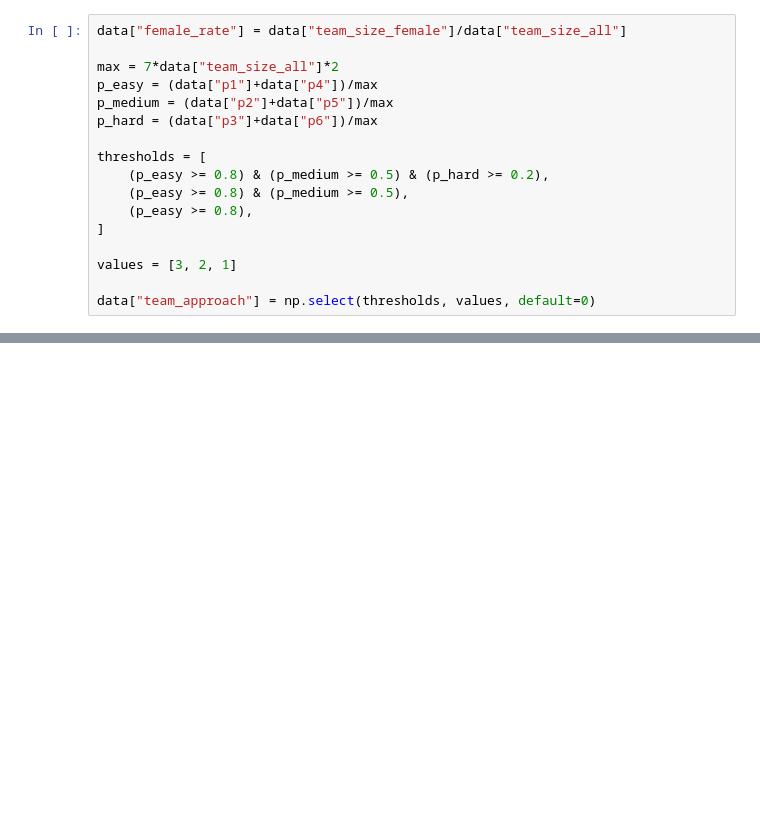
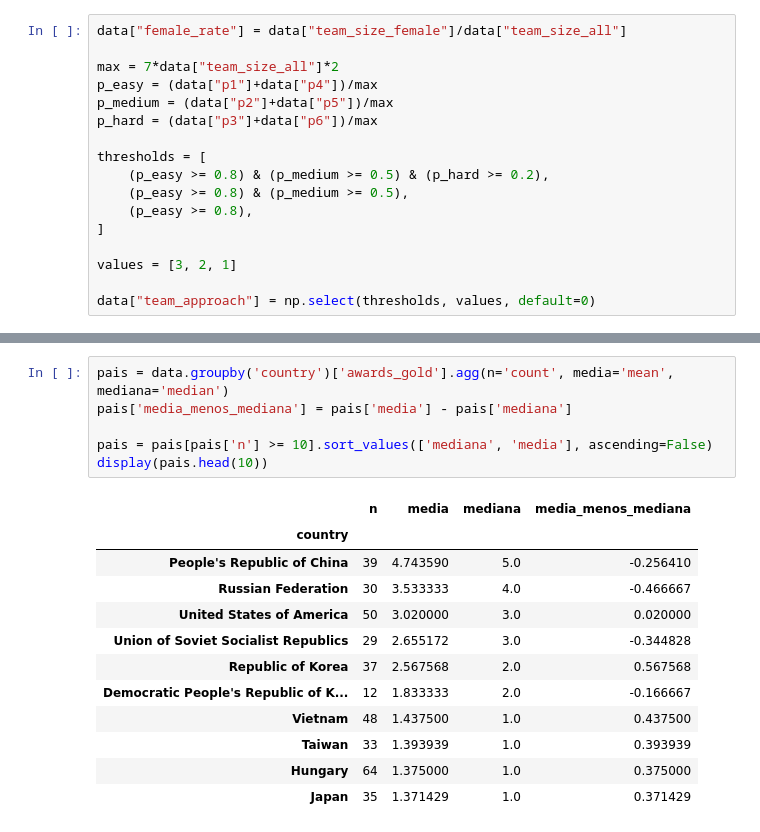
Before and after one commit to MatheusLuna37/IMO-analysis, a Jupyter notebook: teste03.ipynb, the cells around one changed output, grey strips where cells are left out. Saved outputs shown, nothing was run; the diff lists cells and outputs as text; blank space fills up the shorter version.

```diff
--- a/teste03.ipynb
+++ b/teste03.ipynb
@@ -77,0 +139,19 @@ with pd.option_context("display.max_rows", None):
+# %%
+pais = data.groupby('country')['awards_gold'].agg(n='count', media='mean', mediana='median')
+pais['media_menos_mediana'] = pais['media'] - pais['mediana']
+
+pais = pais[pais['n'] >= 10].sort_values(['mediana', 'media'], ascending=False)
+display(pais.head(10))
+# %% [output]
+|  | n | media | mediana | media_menos_mediana |
+| country |  |  |  |  |
+| People's Republic of China | 39 | 4.743590 | 5.0 | -0.256410 |
+| Russian Federation | 30 | 3.533333 | 4.0 | -0.466667 |
+| United States of America | 50 | 3.020000 | 3.0 | 0.020000 |
+| Union of Soviet Socialist Republics | 29 | 2.655172 | 3.0 | -0.344828 |
+| Republic of Korea | 37 | 2.567568 | 2.0 | 0.567568 |
+| Democratic People's Republic of K... | 12 | 1.833333 | 2.0 | -0.166667 |
+| Vietnam | 48 | 1.437500 | 1.0 | 0.437500 |
+| Taiwan | 33 | 1.393939 | 1.0 | 0.393939 |
+| Hungary | 64 | 1.375000 | 1.0 | 0.375000 |
+| Japan | 35 | 1.371429 | 1.0 | 0.371429 |
```
Also changed, not shown: parts of 18 cells of this notebook.
